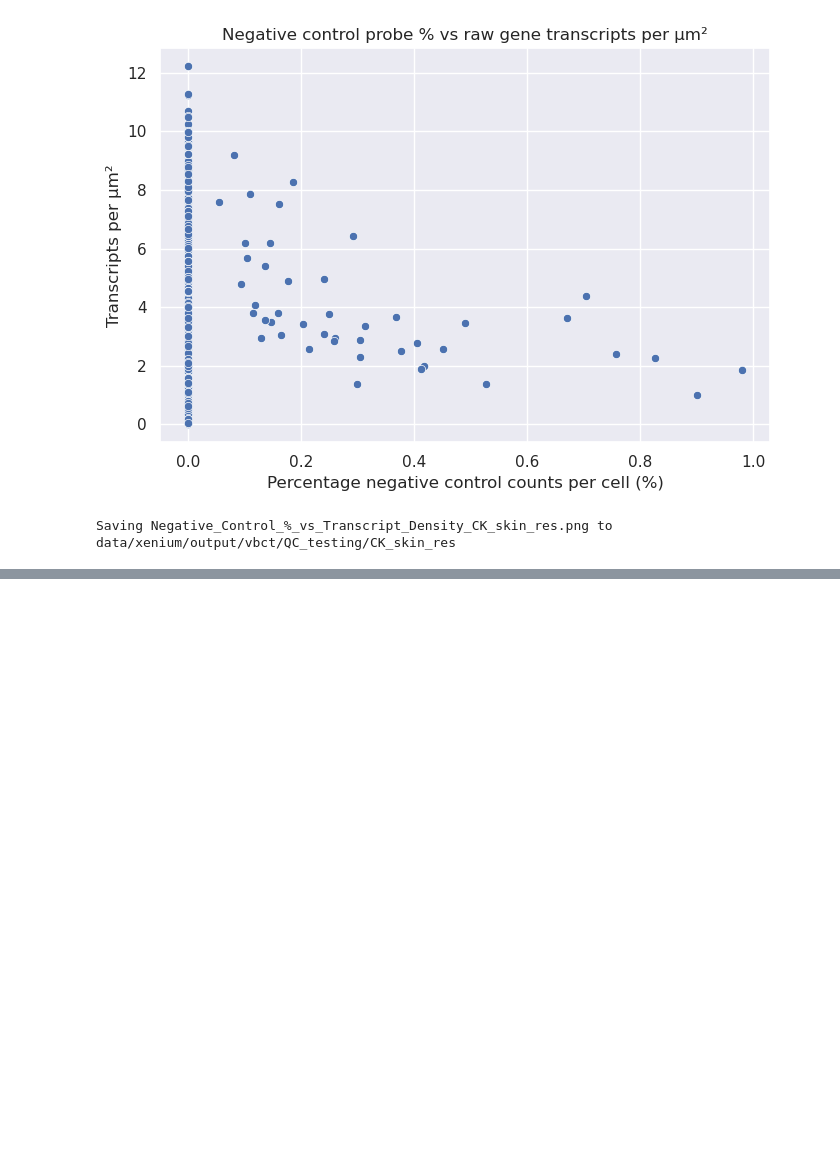
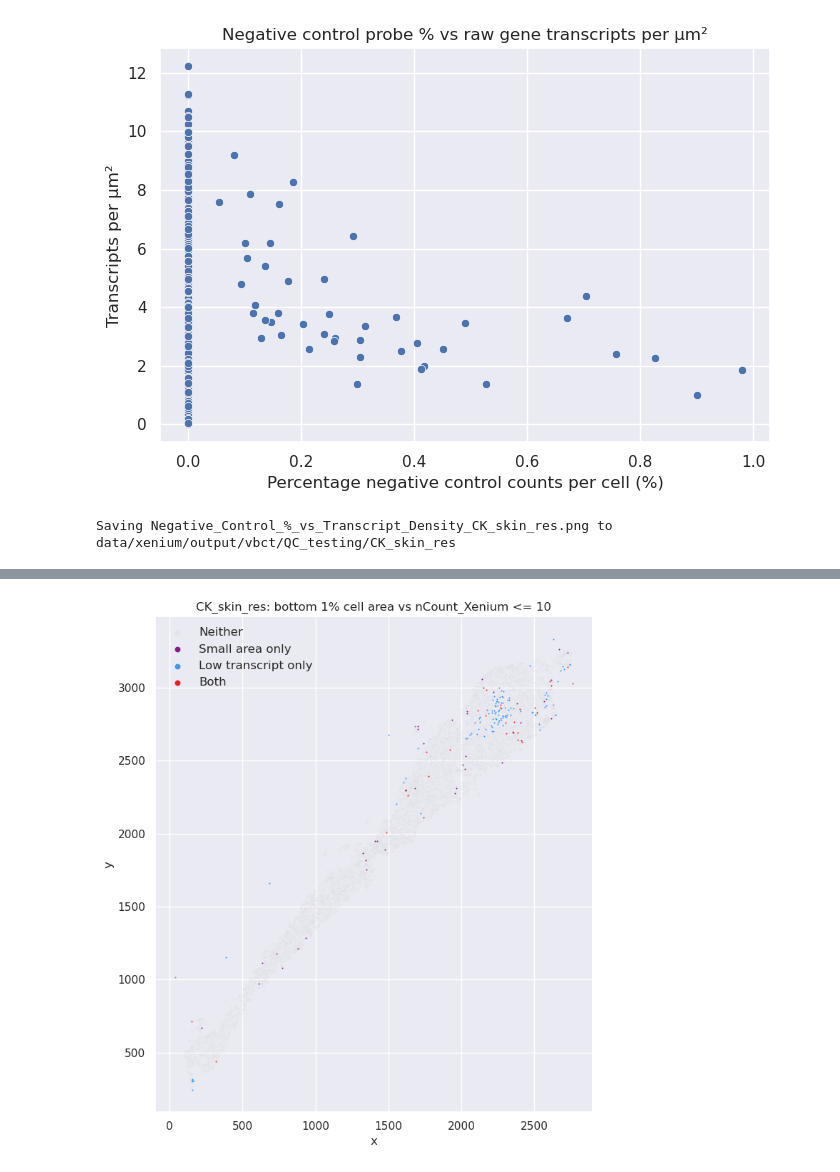
Before and after one commit to NJNataren/Banksy_py, a Jupyter notebook: 01_QC_xenium_spatial_clean_clustered.ipynb, the cells around one changed output, grey strips where cells are left out. Drawn from its saved outputs; the diff is of its cells as text; code cells hidden in the pictures; blank space fills up the shorter version.

```diff
--- a/01_QC_xenium_spatial_clean_clustered.ipynb
+++ b/01_QC_xenium_spatial_clean_clustered.ipynb
@@ -2351,0 +2632,85 @@ adata.obs["max_area_threshold_99_cat"] = (
+# %%
+# -------- Spatial overlap: smallest-area cells vs low-transcript cells -------- #
+
+min_transcript_threshold = 10
+small_area_percentile = 0.01  # bottom 1% by cell area
+
+low_transcript_mask = adata.obs["nCount_Xenium"] <= min_transcript_threshold
+
+small_area_threshold = adata.obs["cell_area"].quantile(small_area_percentile)
+small_area_mask = adata.obs["cell_area"] <= small_area_threshold
+
+overlap_col = f"small_area_p{int(small_area_percentile * 100)}_low_transcript_overlap"
+
+adata.obs[overlap_col] = "Neither"
+adata.obs.loc[small_area_mask, overlap_col] = "Small area only"
+adata.obs.loc[low_transcript_mask, overlap_col] = "Low transcript only"
+adata.obs.loc[small_area_mask & low_transcript_mask, overlap_col] = "Both"
+
+overlap_order = [
+    "Neither",
+    "Small area only",
+    "Low transcript only",
+    "Both",
+]
+
+adata.obs[overlap_col] = pd.Categorical(
+    adata.obs[overlap_col],
+    categories=overlap_order,
+    ordered=True,
+)
+
+overlap_palette = {
+    "Neither": "lightgrey",
+    "Small area only": "purple",
+    "Low transcript only": "dodgerblue",
+    "Both": "red",
+}
+
+xy = adata.obsm["xy"]
+
+fig, ax = plt.subplots(figsize=(12, 8))
+
+for category in overlap_order:
+    mask = np.asarray(adata.obs[overlap_col] == category)
+    if not mask.any():
+        continue
+
+    ax.scatter(
+        xy[mask, 0],
+        xy[mask, 1],
+        s=2,
+        c=overlap_palette[category],
+        label=category,
+        linewidths=0,
+        alpha=0.9 if category != "Neither" else 0.25,
+        rasterized=True,
+        zorder=1 if category == "Neither" else 3,
+    )
+
+ax.set_aspect("equal")
+ax.set_xlabel("x")
+ax.set_ylabel("y")
+ax.set_title(
+    f"{dataset_name}: bottom {small_area_percentile:.0%} cell area vs "
+    f"nCount_Xenium <= {min_transcript_threshold}"
+)
+ax.legend(fontsize=12, markerscale=4, frameon=False)
+
+fig.tight_layout()
+
+output_file = os.path.join(
+    qc_path,
+    (
+        f"tissue_spatial_scatter_small_area_p{int(small_area_percentile * 100)}"
+        f"_low_transcript_threshold_{min_transcript_threshold}_{dataset_name}.png"
+    ),
+)
+
+fig.savefig(output_file, dpi=300, bbox_inches="tight")
+plt.show()
+plt.close(fig)
+
+print(f"Saved small-area/low-transcript overlap plot to: {output_file}")
+# %% [output]
+[figure, added]
```
Also changed, not shown: parts of 23 cells of this notebook, 6 other files.
